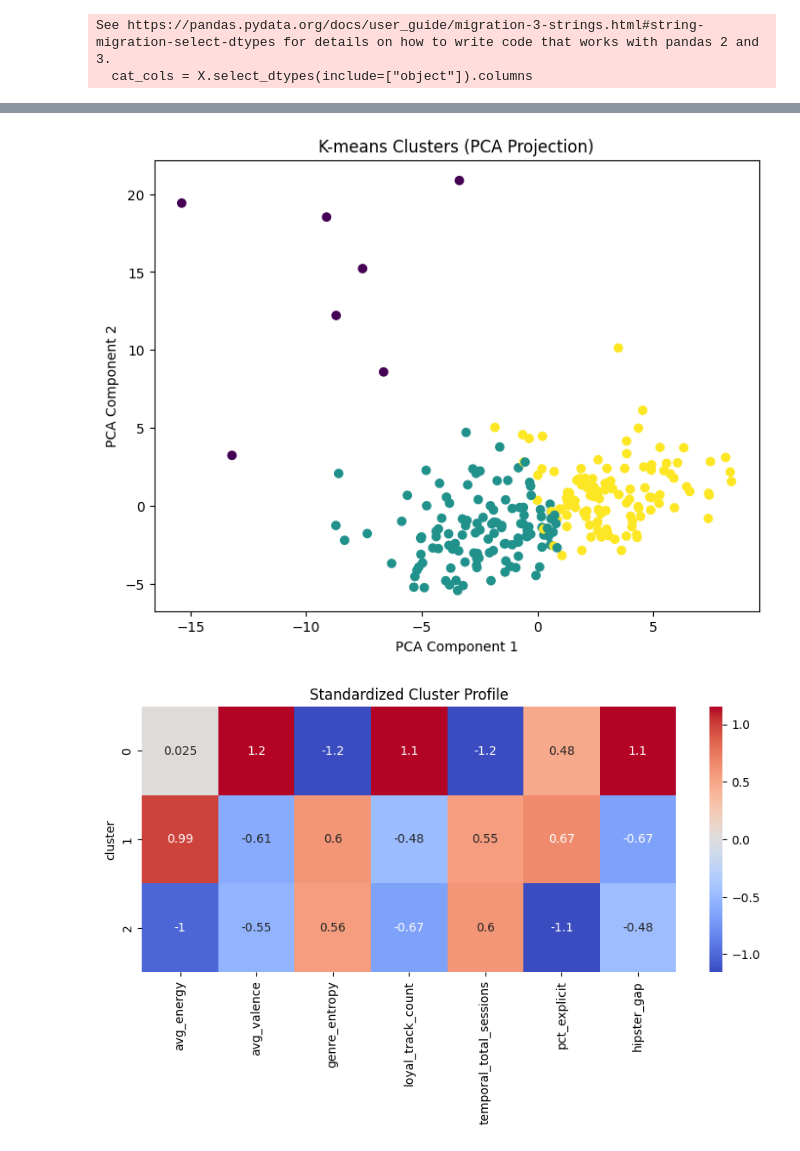
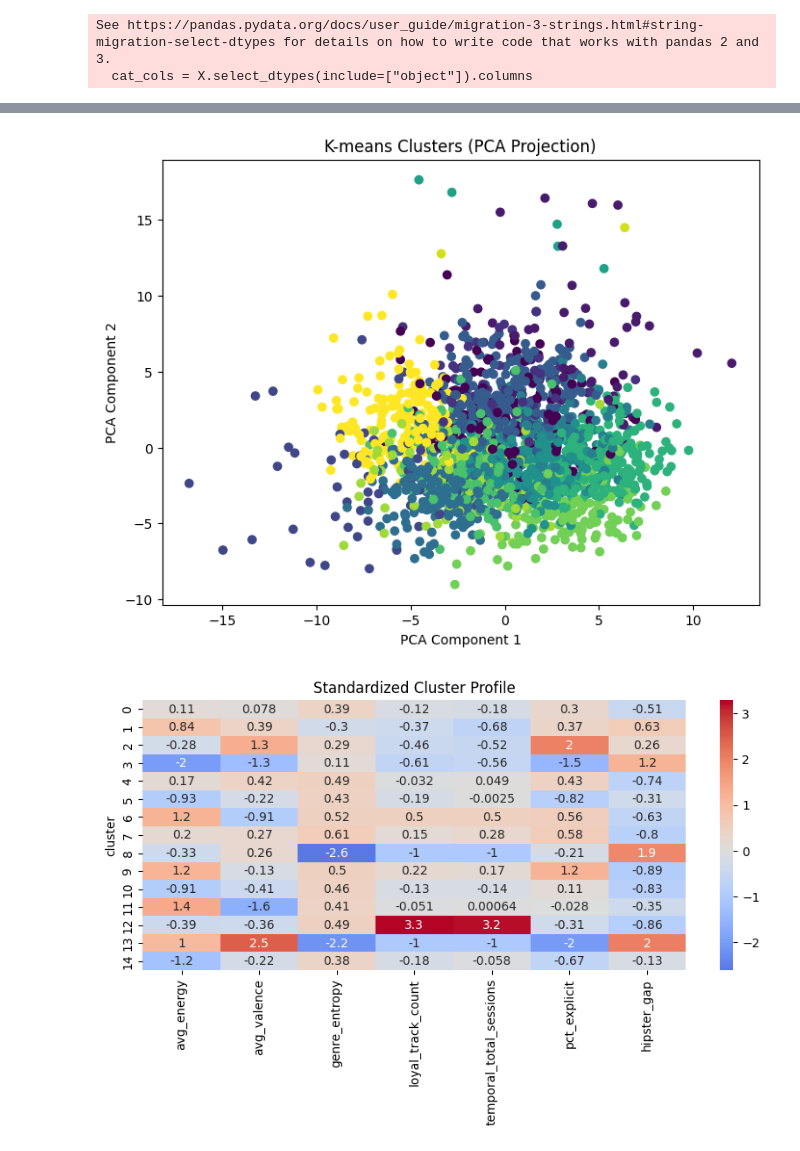
Before and after one commit to sanchitram1/spotdate, a Jupyter notebook: training/models/Kmeans.ipynb, the cells around one changed output, grey strips where cells are left out. Saved outputs shown, nothing was run; the diff lists cells and outputs as text; code cells hidden in the pictures.

```diff
--- a/training/models/Kmeans.ipynb
+++ b/training/models/Kmeans.ipynb
@@ -12,7 +12,7 @@ from sklearn.decomposition import PCA
 # =========================
 # 1. Load data
 # =========================
-df = pd.read_csv("features_subset_df.csv")
+df = pd.read_csv("../../data/features_df.csv")
 
 # Drop user_id if it exists
 X = df.drop(columns=["user_id"], errors="ignore")
@@ -42,7 +42,7 @@ X_scaled = scaler.fit_transform(X)
 # =========================
 # 3. Elbow Method
 # =========================
-k_range = range(2, 11)
+k_range = range(2, 100)
 inertia_values = []
 
 for k in k_range:
@@ -94,7 +102,7 @@ k = 10, silhouette score = 0.0696
 # =========================
 # 5. Final K-means
 # =========================
-best_k = 3
+best_k = 15
 
 kmeans = KMeans(n_clusters=best_k, random_state=42, n_init=10)
 cluster_labels = kmeans.fit_predict(X_scaled)
@@ -166,34 +186,36 @@ plt.ylabel("PCA Component 2")
 plt.title("K-means Clusters (PCA Projection)")
 plt.show()
 # %% [output]
-[figure, old version]
+[figure, new version]
 # %%
 # =========================
 # 10. Selected-feature heatmap
 # =========================
 important_features = [
     "avg_energy",
     "avg_valence",
     "genre_entropy",
     "loyal_track_count",
     "temporal_total_sessions",
     "pct_explicit",
-    "hipster_gap"
+    "hipster_gap",
 ]
 
 available_features = [f for f in important_features if f in cluster_profile_std.columns]
 
 plt.figure(figsize=(10, 4))
-sns.heatmap(cluster_profile_std[available_features], cmap="coolwarm", center=0, annot=True)
+sns.heatmap(
+    cluster_profile_std[available_features], cmap="coolwarm", center=0, annot=True
+)
 plt.title("Standardized Cluster Profile")
 plt.show()
 
 
 # =========================
 # 11. Save results
 # =========================
-df.to_csv("features_subset_with_clusters.csv", index=False)
-cluster_profile.to_csv("cluster_profile.csv")
-cluster_profile_std.to_csv("cluster_profile_standardized.csv")
+df.to_csv("../../data/features_with_clusters.csv", index=False)
+cluster_profile.to_csv("../../data/cluster_profile.csv")
+cluster_profile_std.to_csv("../../data/cluster_profile_standardized.csv")
 # %% [output]
-[figure, old version]
+[figure, new version]
```
Also changed, not shown: parts of 4 cells of this notebook.
